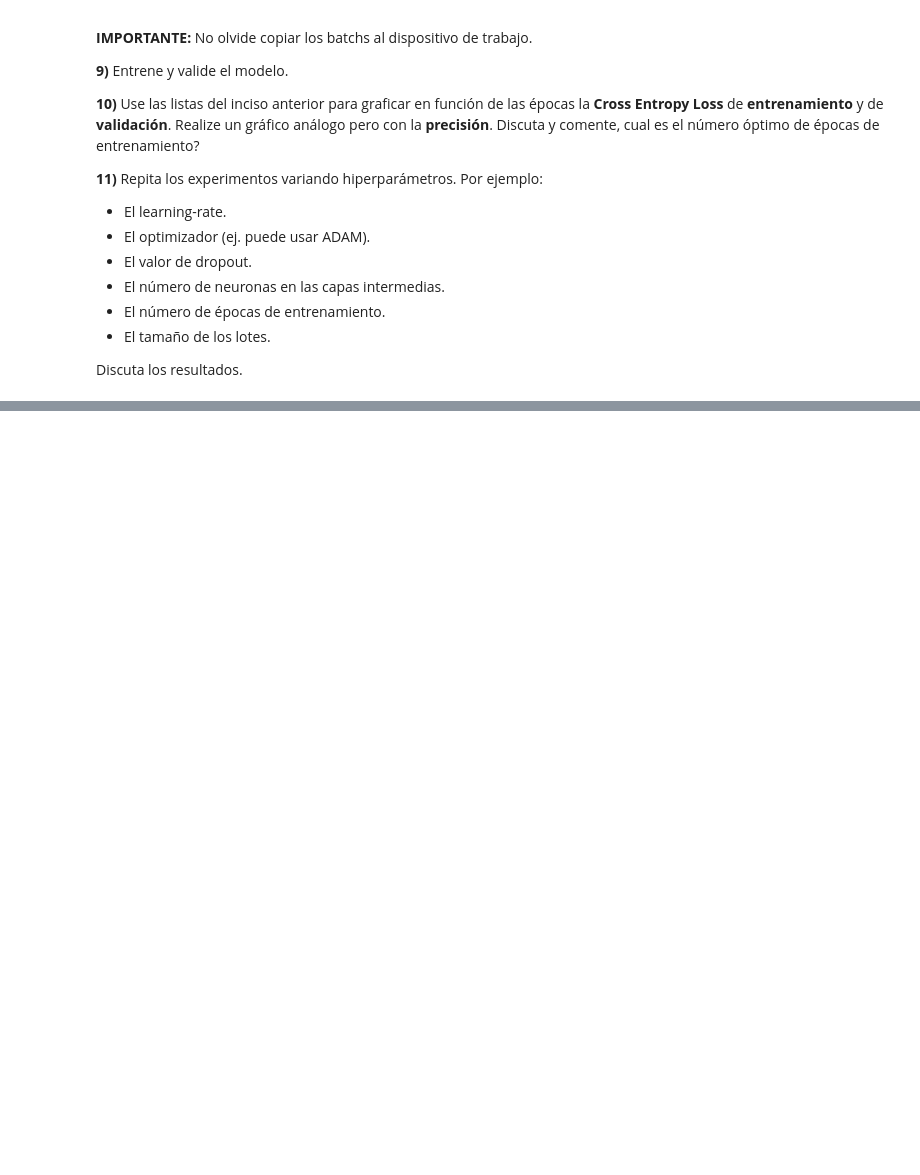
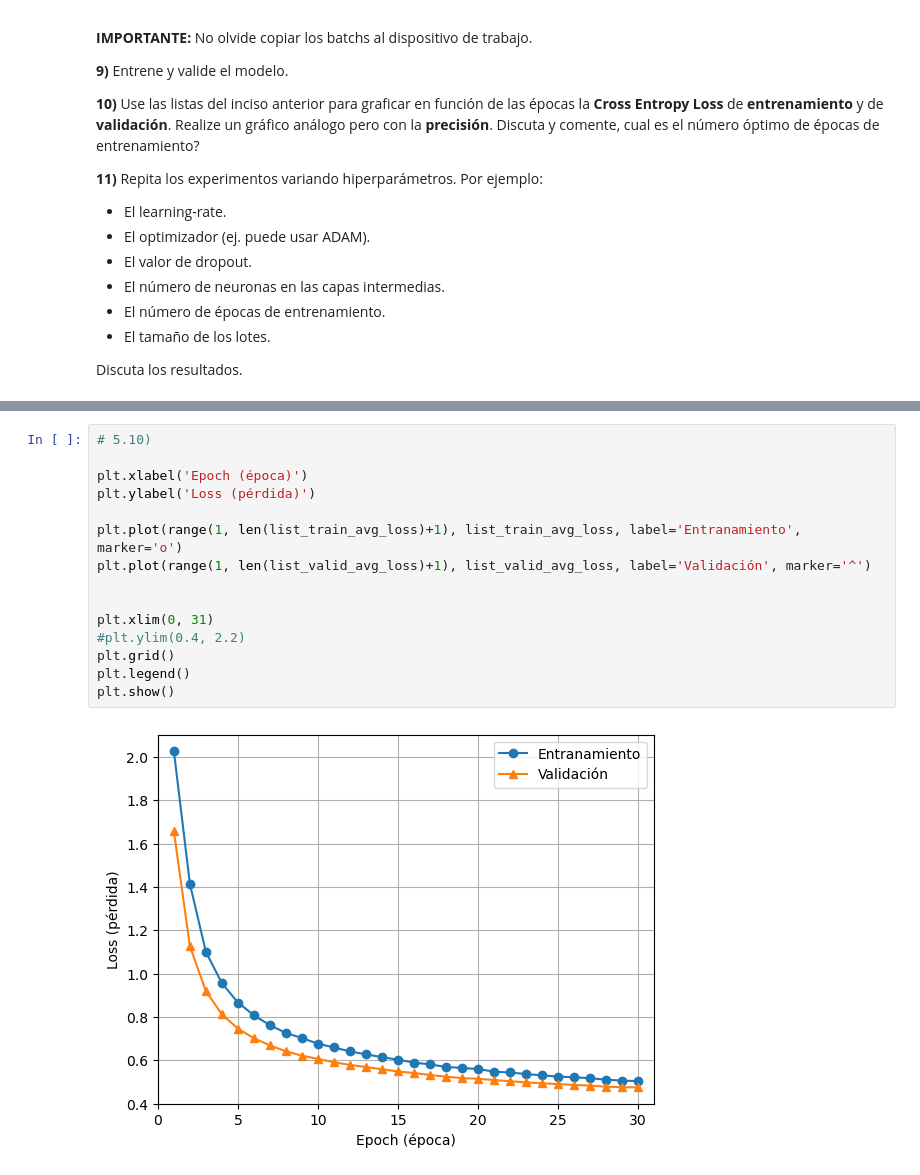
Before and after one commit to EnzoRg/neural_networks, a Jupyter notebook: Ejercicios/redes_neuronales_2024_guia_12.ipynb, the cells around one changed output, grey strips where cells are left out. Saved outputs shown, nothing was run; the diff lists cells and outputs as text; blank space fills up the shorter version.

```diff
--- a/Ejercicios/redes_neuronales_2024_guia_12.ipynb
+++ b/Ejercicios/redes_neuronales_2024_guia_12.ipynb
@@ -221,0 +390,17 @@ Discuta los resultados.
+# %%
+# 5.10)
+
+plt.xlabel('Epoch (época)')
+plt.ylabel('Loss (pérdida)')
+
+plt.plot(range(1, len(list_train_avg_loss)+1), list_train_avg_loss, label='Entranamiento', marker='o')
+plt.plot(range(1, len(list_valid_avg_loss)+1), list_valid_avg_loss, label='Validación', marker='^')
+
+
+plt.xlim(0, 31)
+#plt.ylim(0.4, 2.2)
+plt.grid()
+plt.legend()
+plt.show()
+# %% [output]
+[figure, added]
```
Also changed, not shown: parts of 16 cells of this notebook, 1 other file.
